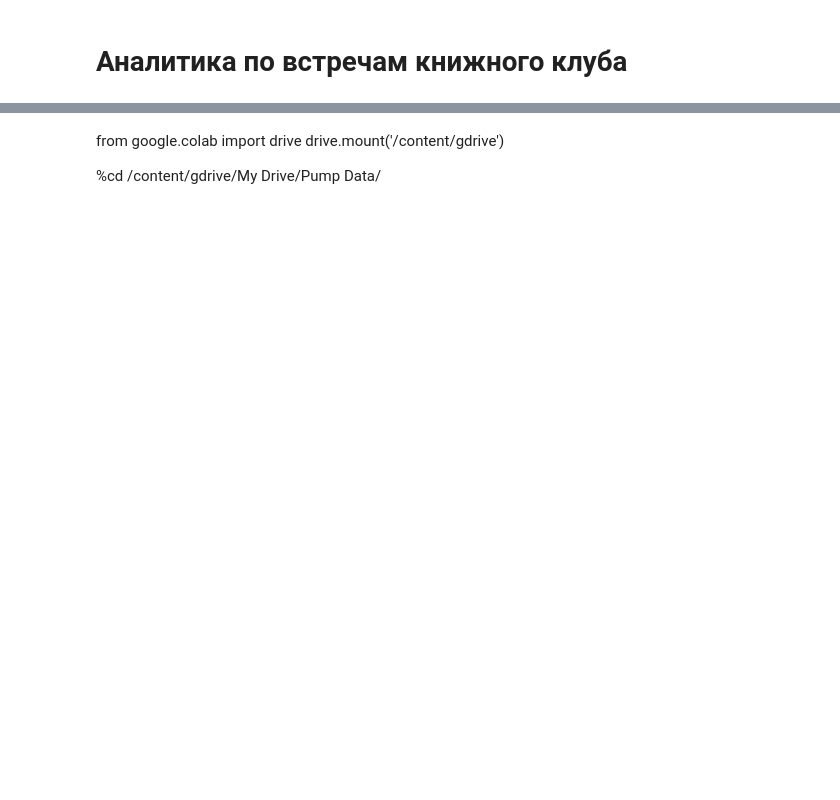
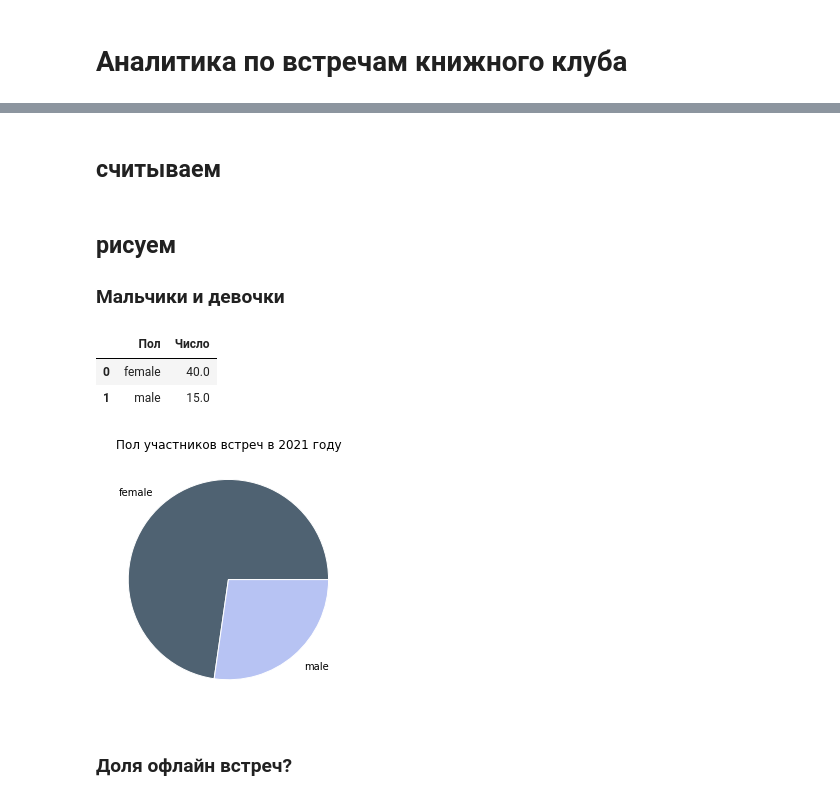
Before and after one commit to ksetdekov/book_club_analytics, a Jupyter notebook: plots.ipynb, the cells around one changed output, grey strips where cells are left out. Drawn from its saved outputs; the diff is of its cells as text; code cells hidden in the pictures; blank space fills up the shorter version.

```diff
--- a/plots.ipynb
+++ b/plots.ipynb
@@ -14,6 +6,0 @@ ModuleNotFoundError: No module named 'google.colab'
-# %% [markdown]
-from google.colab import drive
-drive.mount('/content/gdrive')
-
-
-%cd /content/gdrive/My Drive/Pump Data/
@@ -19,0 +14,32 @@ drive.mount('/content/gdrive')
+# %% [markdown]
+## считываем
+# %%
+meetings = pd.read_excel('Встречи книжного чатика.xlsx', sheet_name='meetings')
+meetings_det = pd.read_excel('Встречи книжного чатика.xlsx', sheet_name='встречи')
+books = pd.read_excel('Встречи книжного чатика.xlsx', sheet_name='books')
+participants = pd.read_excel('Встречи книжного чатика.xlsx', sheet_name='participants')
+participants2021 = pd.read_excel('Встречи книжного чатика.xlsx', sheet_name='2021 участники',  skiprows=2)
+# %% [markdown]
+## рисуем
+### Мальчики и девочки
+# %%
+sexes = participants2021[participants2021.columns[-2:]][:2].copy()
+sexes = sexes.rename(columns={"Row Labels.1": "Пол", "Count of пол": "Число"})
+sexes
+# %% [output]
+|  | Пол | Число |
+| 0 | female | 40.0 |
+| 1 | male | 15.0 |
+# %%
+# Create a set of colors
+colors = ['#4F6272', '#B7C3F3', '#DD7596', '#8EB897']
+
+# Use it thanks to the color argument
+plt.pie(sexes.Число, labels=sexes.Пол, labeldistance=1.15, wedgeprops = { 'linewidth' : 1, 'edgecolor' : 'white' }, colors=colors);
+plt.title('Пол участников встреч в 2021 году')
+plt.tight_layout()
+plt.savefig('plot/2021/sex.png', dpi=300, bbox_inches='tight')   # save the figure to file
+# %% [output]
+[figure, added]
+# %% [markdown]
+### Доля офлайн встреч?
```
Also changed, not shown: parts of 18 cells of this notebook.
